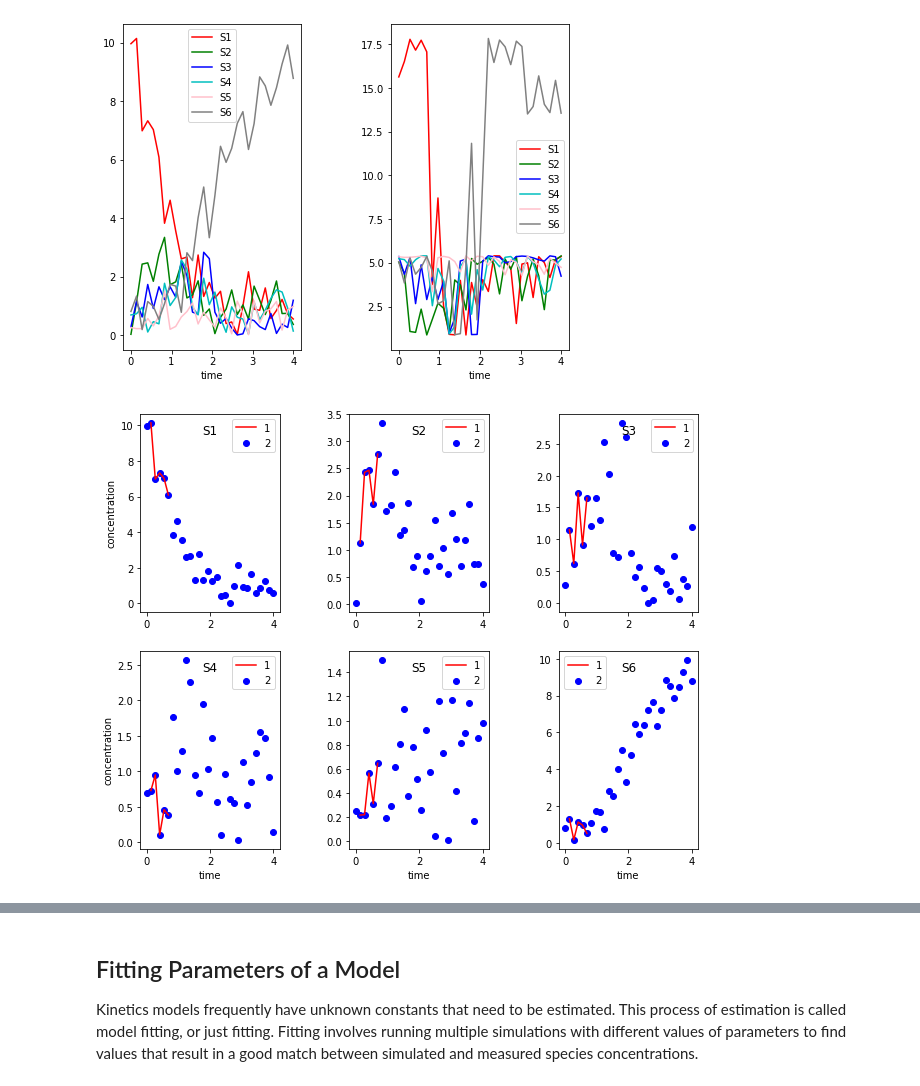
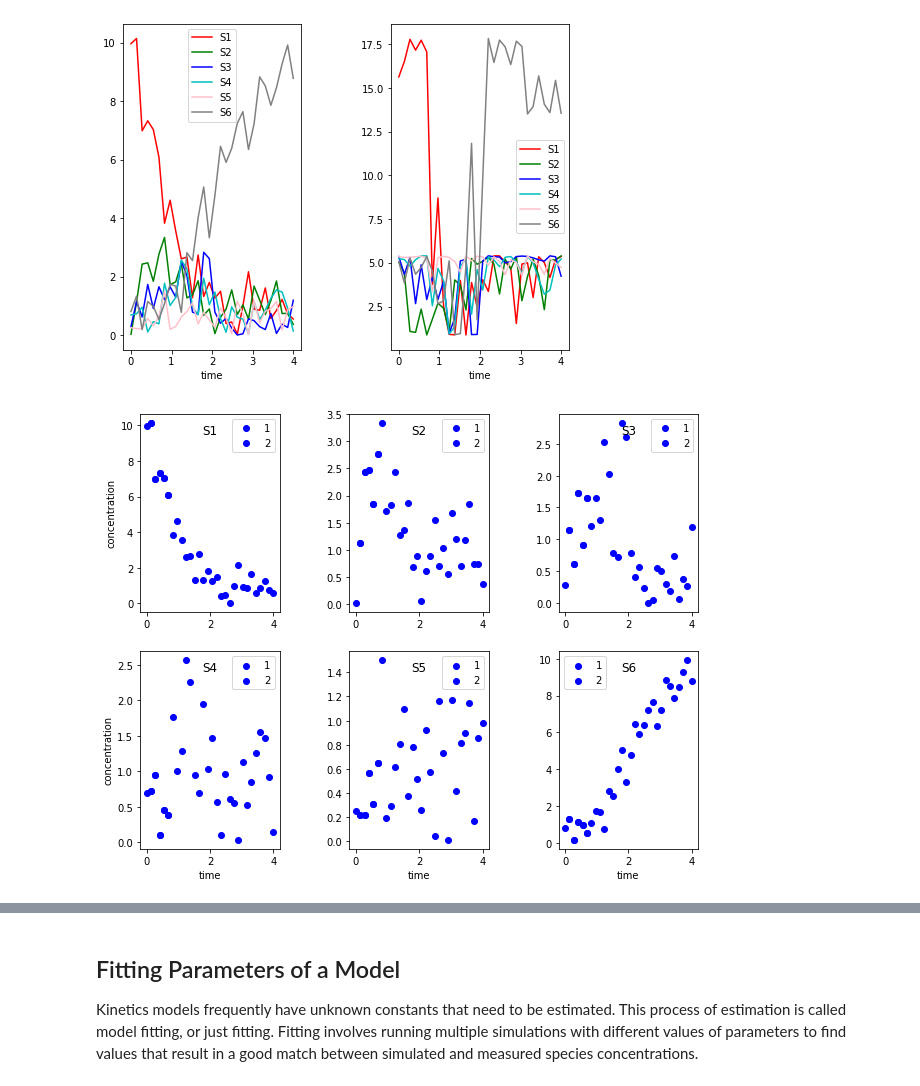
Before and after one commit to sys-bio/teUtils, a Jupyter notebook: teUtils/notebooks/Tutorial on Utilities for Model Fitting.ipynb, the cells around one changed output, grey strips where cells are left out. Saved outputs shown, nothing was run; the diff lists cells and outputs as text; code cells hidden in the pictures.

```diff
--- a/teUtils/notebooks/Tutorial on Utilities for Model Fitting.ipynb
+++ b/teUtils/notebooks/Tutorial on Utilities for Model Fitting.ipynb
@@ -409,9 +407,9 @@ plotter.plotTimeMultiple(ts1, timeseries2=ts4)
 # %%
 # Case 3: Separate plot for each variable of a single table
 plotter.plotTimeSingle(ts1, numRow=2, numCol=3, timeseries2=ts2,
-                      figsize=(10,8), marker1="o")
+                      figsize=(10,8), marker="o")
 # %% [output]
-[figure, old version]
+[figure, new version]
 # %%
 # Case 4: Separate plot for each variable for two tables
 plotter.plotTimeSingle(ts1, timeseries2=ts2, figsize=(10, 8))
```
Also changed, not shown: parts of 13 cells of this notebook, 7 other files.
